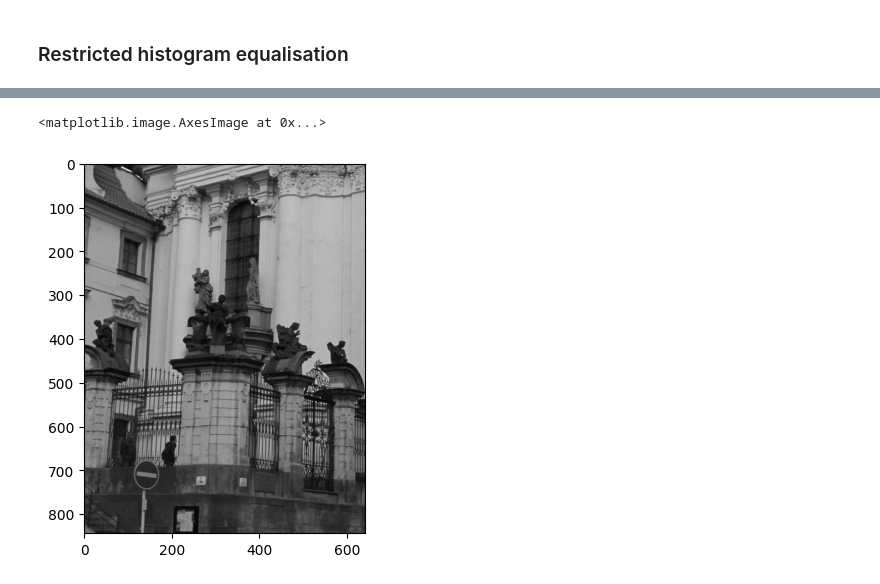
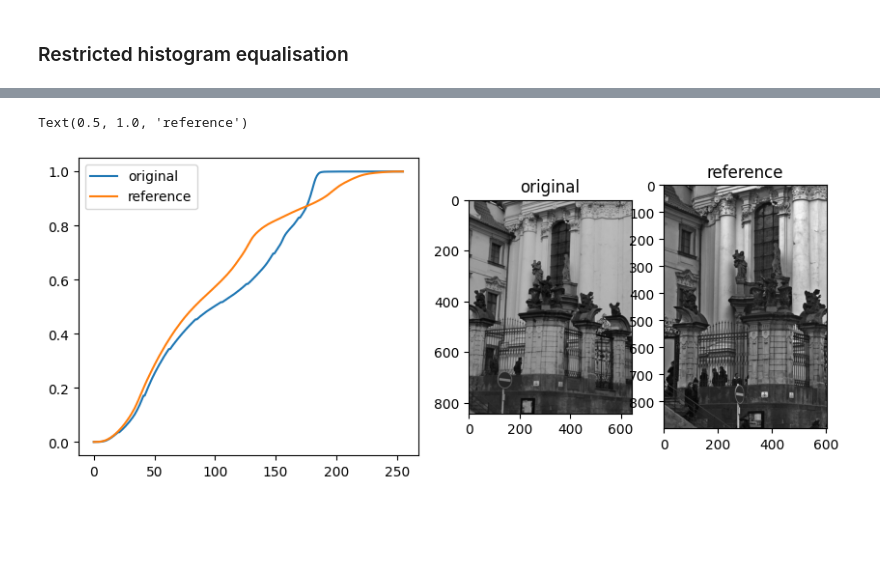
Before and after one commit to CVUT-FS-12110/Machine-Perception-and-Image-Analysis, a Jupyter notebook: src/lectures/02_histograms/histograms.ipynb, the cells around one changed output, grey strips where cells are left out. Drawn from its saved outputs; the diff is of its cells as text; code cells hidden in the pictures; blank space fills up the shorter version.

```diff
--- a/src/lectures/02_histograms/histograms.ipynb
+++ b/src/lectures/02_histograms/histograms.ipynb
@@ -197,6 +215,16 @@ plt.imshow(ref, cmap="gray")
-# %%
-plt.imshow(img, cmap="gray")
-# %% [output]
-<matplotlib.image.AxesImage at 0x...>
-[figure, removed]
+# %%
+plt.figure(figsize=(10,4))
+plt.subplot(121)
+plt.plot(cdf_normalized, label="original")
+plt.plot(cdf_normalized_r, label="reference")
+plt.legend()
+plt.subplot(143)
+plt.imshow(img, cmap="gray")
+plt.title("original")
+plt.subplot(144)
+plt.imshow(ref, cmap="gray")
+plt.title("reference")
+# %% [output]
+Text(0.5, 1.0, 'reference')
+[figure, added]
 # %%
```
Also changed, not shown: parts of 25 cells of this notebook.
